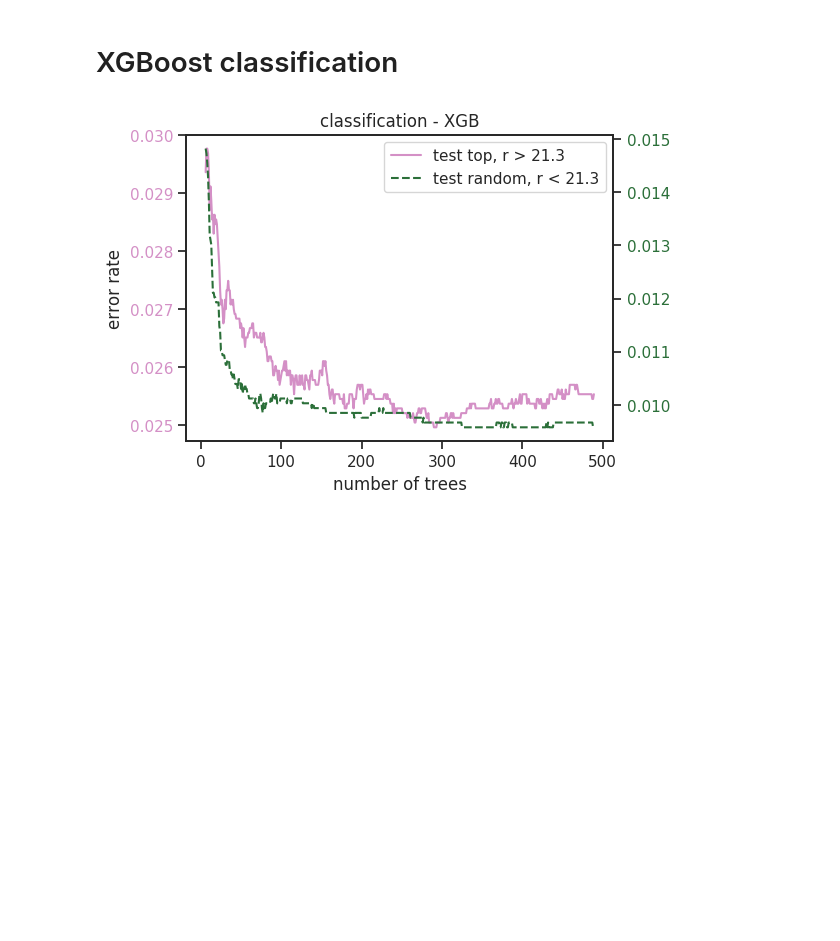
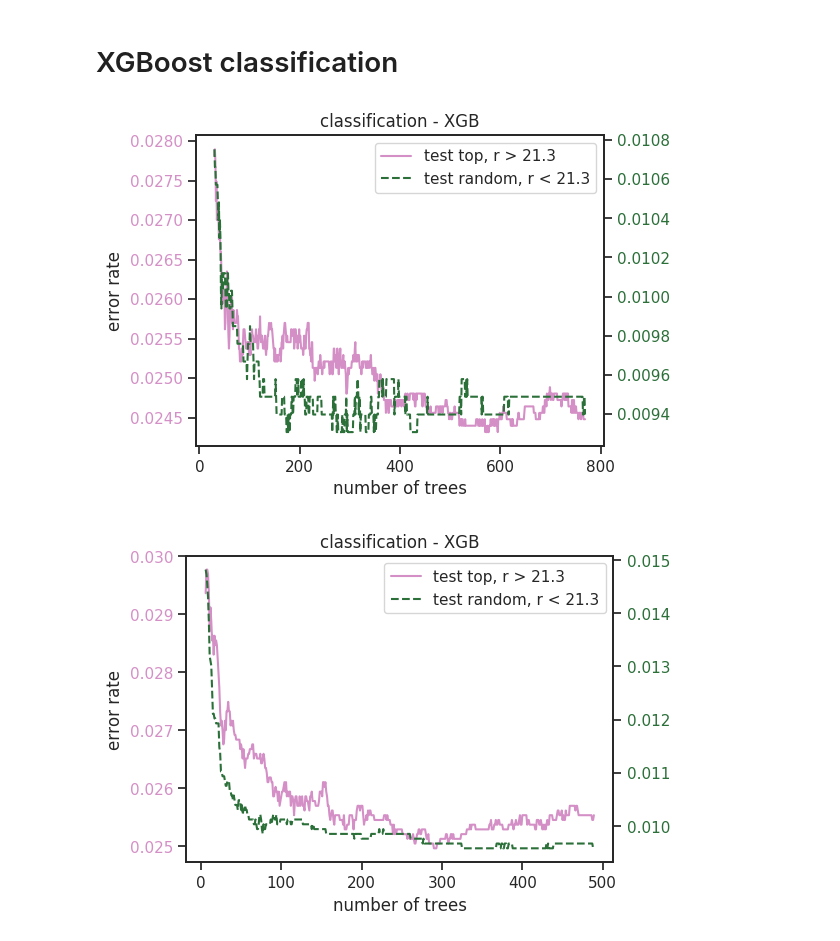
Before and after one commit to snakoneczny/kids-quasars, a Jupyter notebook: notebooks/plot_learning_history.ipynb, the cells around one changed output. Saved outputs shown, nothing was run; the diff lists cells and outputs as text; code cells hidden in the pictures; blank space fills up the shorter version.

Commit message:
inference with model checkpoint

```diff
--- a/notebooks/plot_learning_history.ipynb
+++ b/notebooks/plot_learning_history.ipynb
@@ -53,10 +53,17 @@ def plot_histories(history_top, history_rnd, idx_start=0, title=None, y_label=No
 # %% [markdown]
 # XGBoost classification
 # %%
-xgb_clf = joblib.load('../outputs/exp_models/KiDS_DR4_x_SDSS_DR14_xgb_f-all_test-magnitude__2019-12-05_12:32:30.joblib')
+# xgb_clf = joblib.load('../outputs/exp_models/KiDS_DR4_x_SDSS_DR14_xgb_f-all_test-magnitude__2019-12-05_12:32:30.joblib')
+
+xgb_clf = joblib.load('../outputs/exp_models/KiDS_DR4_x_SDSS_DR14_xgb_f-all_test-magnitude__2020-02-10_13:37:02.joblib')
 # %%
 history_top = xgb_clf.evals_result()['validation_1']['merror']
 history_random = xgb_clf.evals_result()['validation_0']['merror']
+# %%
+plot_histories(history_top, history_random, idx_start=30, title='classification - XGB',
+               y_label='error rate')
+# %% [output]
+[figure, added]
 # %%
 plot_histories(history_top, history_random, idx_start=6, title='classification - XGB',
                y_label='error rate')
```
Also changed, not shown: parts of 2 cells of this notebook, 5 other files.
